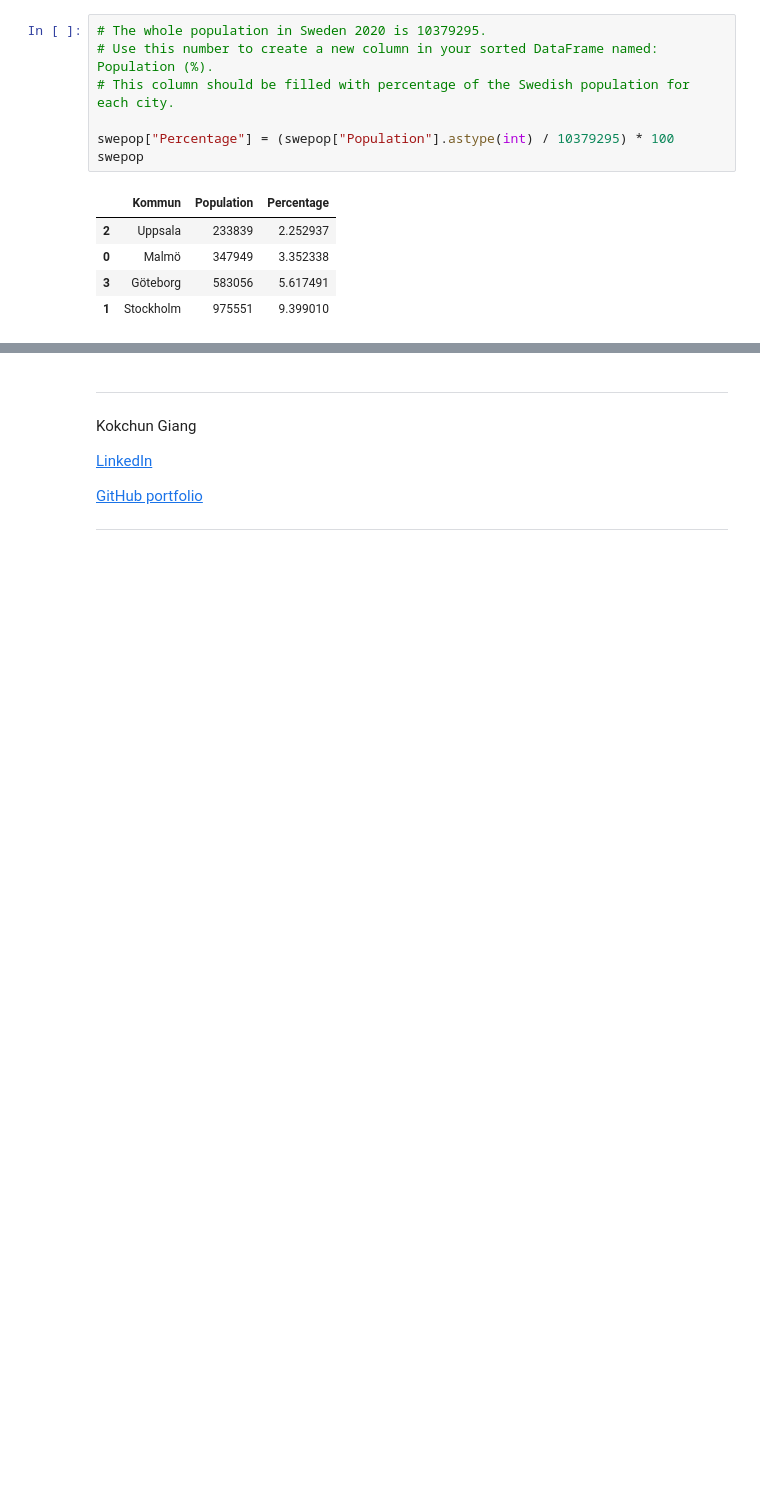
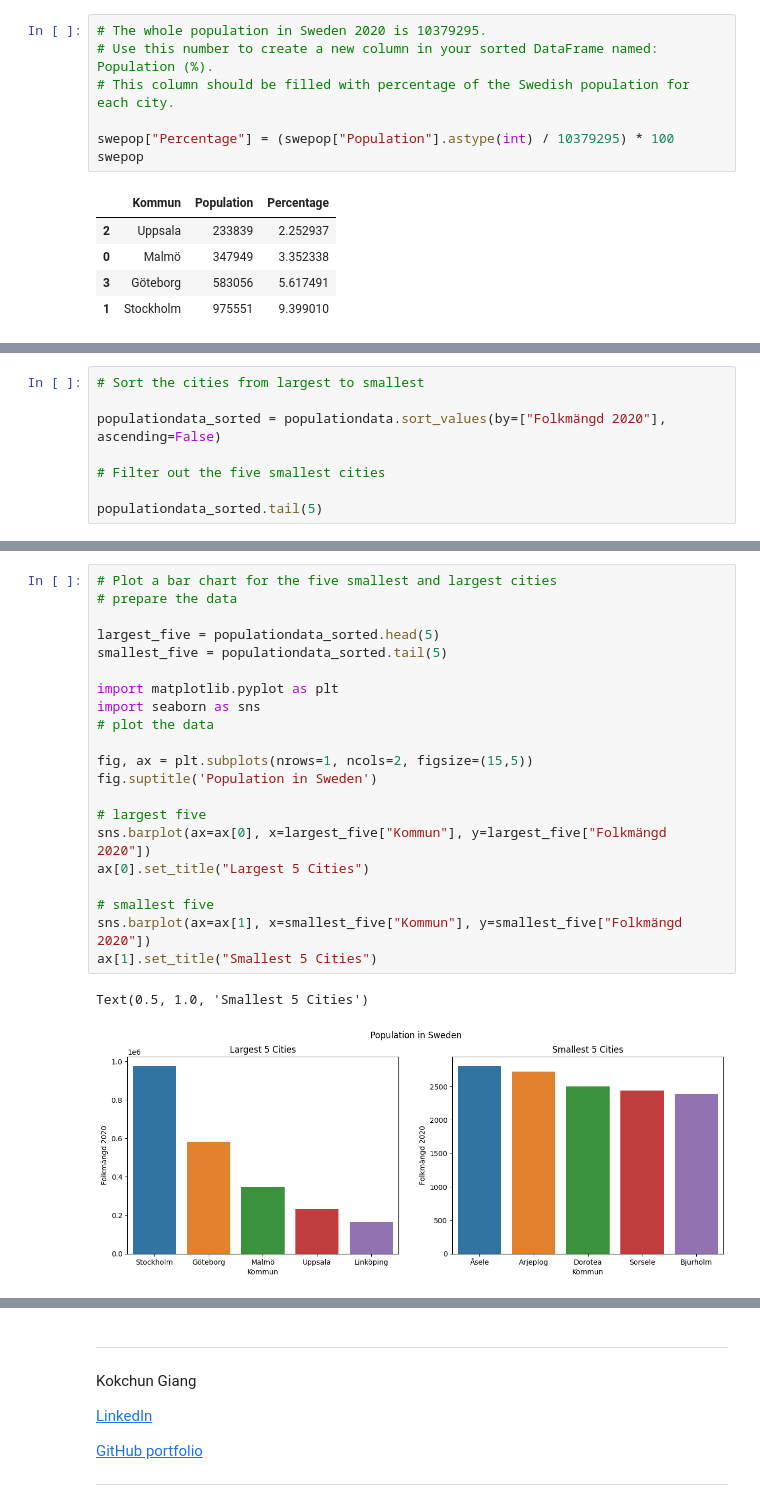
Before and after one commit to smlatic/Databehandling-Edin-Smlatic, a Jupyter notebook: Exercises/E00_pandas_basic_syntax.ipynb, the cells around one changed output, grey strips where cells are left out. Cells and saved outputs as stored; diff of their text form; blank space fills up the shorter version.

```diff
--- a/Exercises/E00_pandas_basic_syntax.ipynb
+++ b/Exercises/E00_pandas_basic_syntax.ipynb
@@ -245,0 +289,8 @@ f)
+# %%
+# Sort the cities from largest to smallest
+
+populationdata_sorted = populationdata.sort_values(by=["Folkmängd 2020"], ascending=False)
+
+# Filter out the five smallest cities
+
+populationdata_sorted.tail(5)
@@ -246,3 +314,27 @@ f)
+# %%
+# Plot a bar chart for the five smallest and largest cities
+# prepare the data
+
+largest_five = populationdata_sorted.head(5)
+smallest_five = populationdata_sorted.tail(5)
+
+import matplotlib.pyplot as plt
+import seaborn as sns
+# plot the data
+
+fig, ax = plt.subplots(nrows=1, ncols=2, figsize=(15,5))
+fig.suptitle('Population in Sweden')
+
+# largest five
+sns.barplot(ax=ax[0], x=largest_five["Kommun"], y=largest_five["Folkmängd 2020"])
+ax[0].set_title("Largest 5 Cities")
+
+# smallest five
+sns.barplot(ax=ax[1], x=smallest_five["Kommun"], y=smallest_five["Folkmängd 2020"])
+ax[1].set_title("Smallest 5 Cities")
+# %% [output]
+Text(0.5, 1.0, 'Smallest 5 Cities')
+[figure, added]
 # %% [markdown]
 ---
 
```
Also changed, not shown: parts of 3 cells of this notebook, 1 other file.
